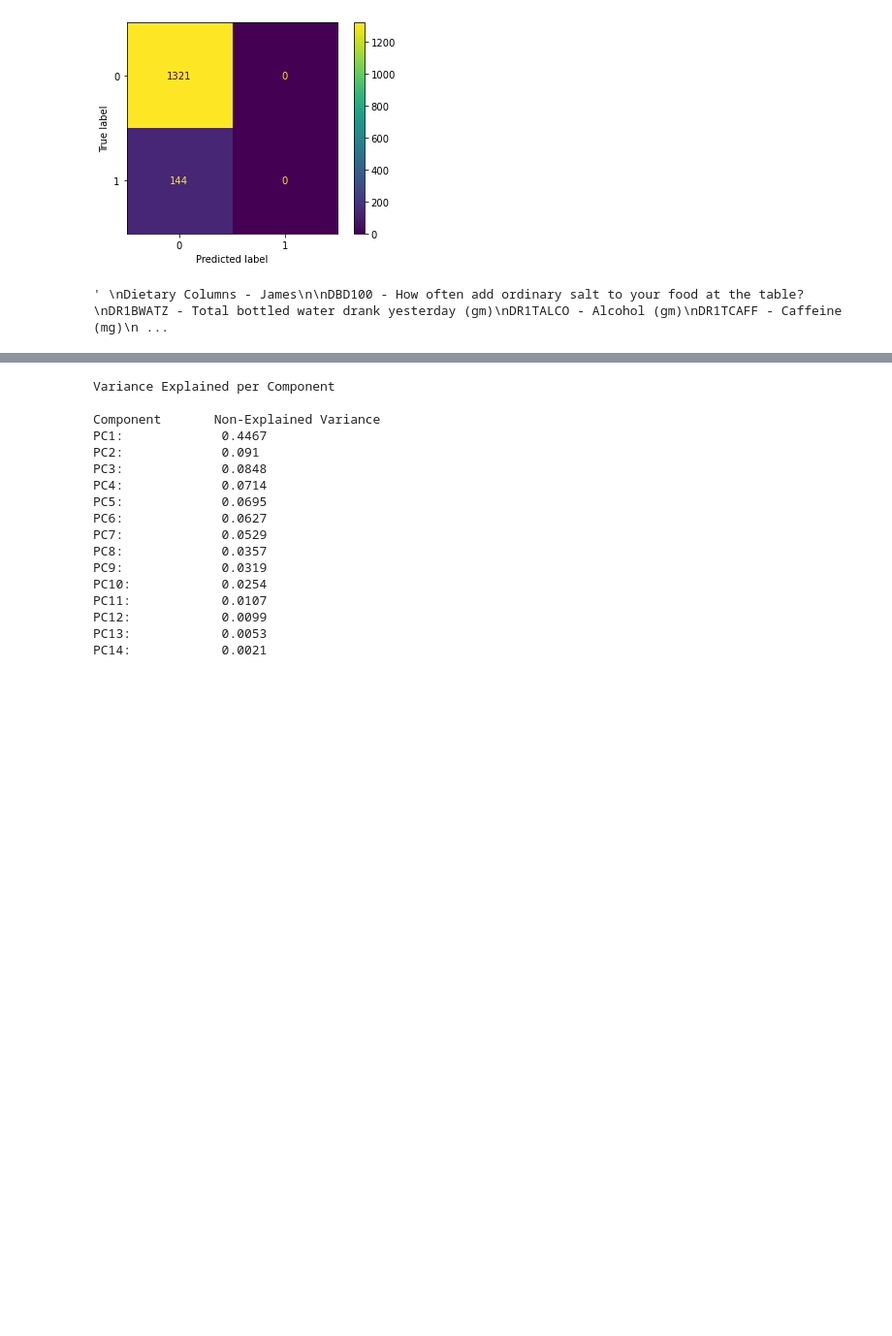
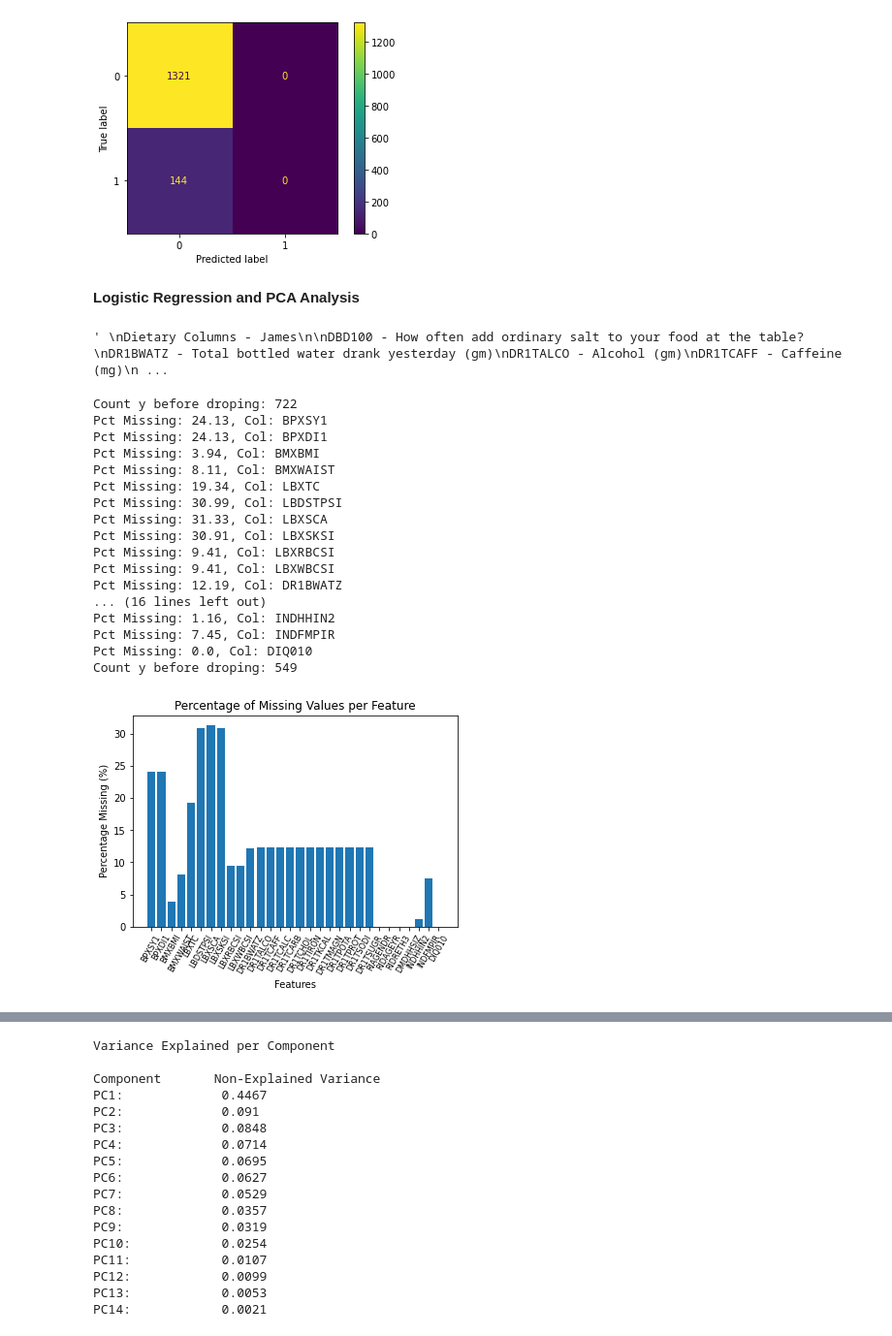
Before and after one commit to carriestienen/DSC540_finalproject, a Jupyter notebook: AdvancedMachineLearning_FinalProject.ipynb, the cells around one changed output, grey strips where cells are left out. Shown at 97% size. Saved outputs shown, nothing was run; the diff lists cells and outputs as text; code cells hidden in the pictures; blank space fills up the shorter version.

```diff
--- a/AdvancedMachineLearning_FinalProject.ipynb
+++ b/AdvancedMachineLearning_FinalProject.ipynb
@@ -406,6 +419,8 @@ weighted avg       0.81      0.90      0.86      1465
 decisiontree_matrix = plot_confusion_matrix(GSclf, X_test, y_test)
 # %% [output]
 [figure]
+# %% [markdown]
+**Logistic Regression and PCA Analysis**
 # %%
 '''
 Dietary Columns - James
@@ -427,4 +442,53 @@ DR1TSUGR - Total sugars (gm)
 '''
 # %% [output]
 ' \nDietary Columns - James\n\nDBD100 - How often add ordinary salt to your food at the table?\nDR1BWATZ - Total bottled water drank yesterday (gm)\nDR1TALCO - Alcohol (gm)\nDR1TCAFF - Caffeine (mg)\n ...
+# %%
+# Analysis of missing variables within each column
+
+dfMedical = dfs[['BPXSY1', 'BPXDI1', 'BMXBMI', 'BMXWAIST', 'LBXTC', 'LBDSTPSI', 'LBXSCA',
+           'LBXSKSI', 'LBXRBCSI', 'LBXWBCSI', 'DR1BWATZ', 'DR1TALCO', 'DR1TCAFF',
+           'DR1TCALC', 'DR1TCARB', 'DR1TCHOL', 'DR1TIRON', 'DR1TKCAL', 'DR1TMAGN',
+           'DR1TPOTA', 'DR1TPROT', 'DR1TSODI', 'DR1TSUGR', 'RIAGENDR', 'RIDAGEYR',
+           'RIDRETH3', 'DMDHHSIZ', 'INDHHIN2', 'INDFMPIR', 'DIQ010']]
+
+dfMedical = dfMedical[(dfMedical['DIQ010'] == 1) | (dfMedical['DIQ010'] == 2)]
+print("Count y before droping: {}".format(len(dfMedical[dfMedical['DIQ010'] == 1])))
+
+pcts = []
+cols = []
+for col in dfMedical.columns:
+    percent_missing = dfMedical[col].isnull().sum() * 100 / len(dfMedical[col])
+    pcts.append(percent_missing)
+    cols.append(col)
+    print("Pct Missing: {}, Col: {}".format(round(percent_missing,2), col))
+
+# Plot missing values
+plt.bar(cols, pcts)
+plt.ylabel("Percentage Missing (%)")
+plt.xlabel("Features")
+plt.xticks(range(len(cols)), rotation=60, fontsize=8)
+plt.title("Percentage of Missing Values per Feature")
+
+dfMedical = dfMedical.drop(columns=['LBXTC', 'LBDSTPSI', 'LBXSCA', 'LBXSKSI', 'BPXSY1', 'BPXDI1']) # Columns with a lot of missing values
+dfMedical = dfMedical.dropna()
+print("Count y before droping: {}".format(len(dfMedical[dfMedical['DIQ010'] == 1])))
+# %% [output]
+Count y before droping: 722
+Pct Missing: 24.13, Col: BPXSY1
+Pct Missing: 24.13, Col: BPXDI1
+Pct Missing: 3.94, Col: BMXBMI
+Pct Missing: 8.11, Col: BMXWAIST
+Pct Missing: 19.34, Col: LBXTC
+Pct Missing: 30.99, Col: LBDSTPSI
+Pct Missing: 31.33, Col: LBXSCA
+Pct Missing: 30.91, Col: LBXSKSI
+Pct Missing: 9.41, Col: LBXRBCSI
+Pct Missing: 9.41, Col: LBXWBCSI
+Pct Missing: 12.19, Col: DR1BWATZ
+... (16 lines left out)
+Pct Missing: 1.16, Col: INDHHIN2
+Pct Missing: 7.45, Col: INDFMPIR
+Pct Missing: 0.0, Col: DIQ010
+Count y before droping: 549
+[figure, added]
 # %%
```
Also changed, not shown: parts of 49 cells of this notebook.
